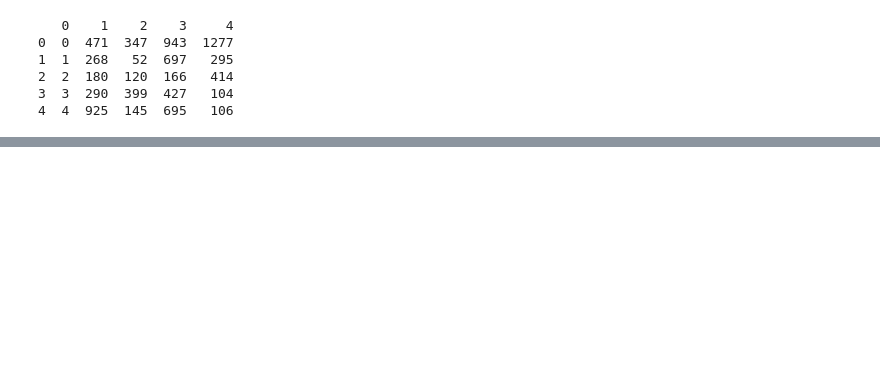
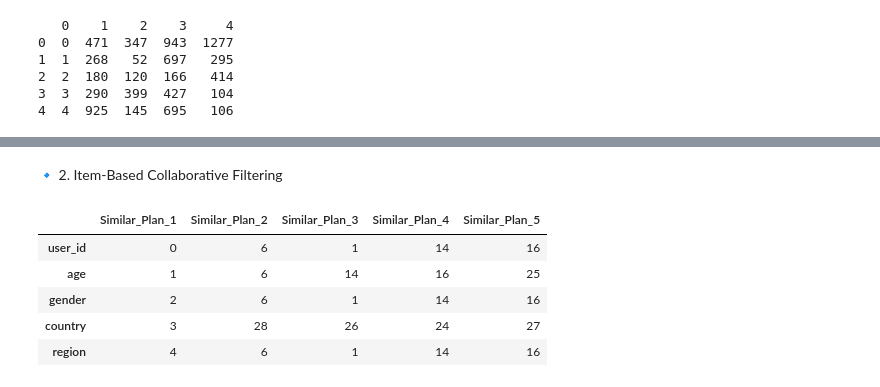
Before and after one commit to ruth-kitasi/Health-Insurance-Recommender-System, a Jupyter notebook: index.ipynb, the cells around one changed output, grey strips where cells are left out. Drawn from its saved outputs; the diff is of its cells as text; code cells hidden in the pictures; blank space fills up the shorter version.

```diff
--- a/index.ipynb
+++ b/index.ipynb
@@ -708,0 +704,24 @@ def recommend_health_plan(user_index, df, user_sim_df, top_n=5):
+# %% [markdown]
+🔹 2. Item-Based Collaborative Filtering
+# %%
+# Transpose DataFrame to make plans the "items"
+df_matrix = df.T.to_numpy()  # Now rows represent plans instead of users
+
+# Fit Nearest Neighbors Model (Item-Based)
+nn_model = NearestNeighbors(metric="cosine", algorithm="brute")
+nn_model.fit(df_matrix)
+
+# Find similar plans
+distances, indices = nn_model.kneighbors(df_matrix, n_neighbors=5)
+
+# Convert indices to DataFrame (Similar Plans)
+plan_sim_df = pd.DataFrame(indices, index=df.columns, columns=[f"Similar_Plan_{i}" for i in range(1, 6)])
+
+plan_sim_df.head() # Shows the top 5 similar plans for each plan
+# %% [output]
+|  | Similar_Plan_1 | Similar_Plan_2 | Similar_Plan_3 | Similar_Plan_4 | Similar_Plan_5 |
+| user_id | 0 | 6 | 1 | 14 | 16 |
+| age | 1 | 6 | 14 | 16 | 25 |
+| gender | 2 | 6 | 1 | 14 | 16 |
+| country | 3 | 28 | 26 | 24 | 27 |
+| region | 4 | 6 | 1 | 14 | 16 |
```
Also changed, not shown: parts of 6 cells of this notebook.
